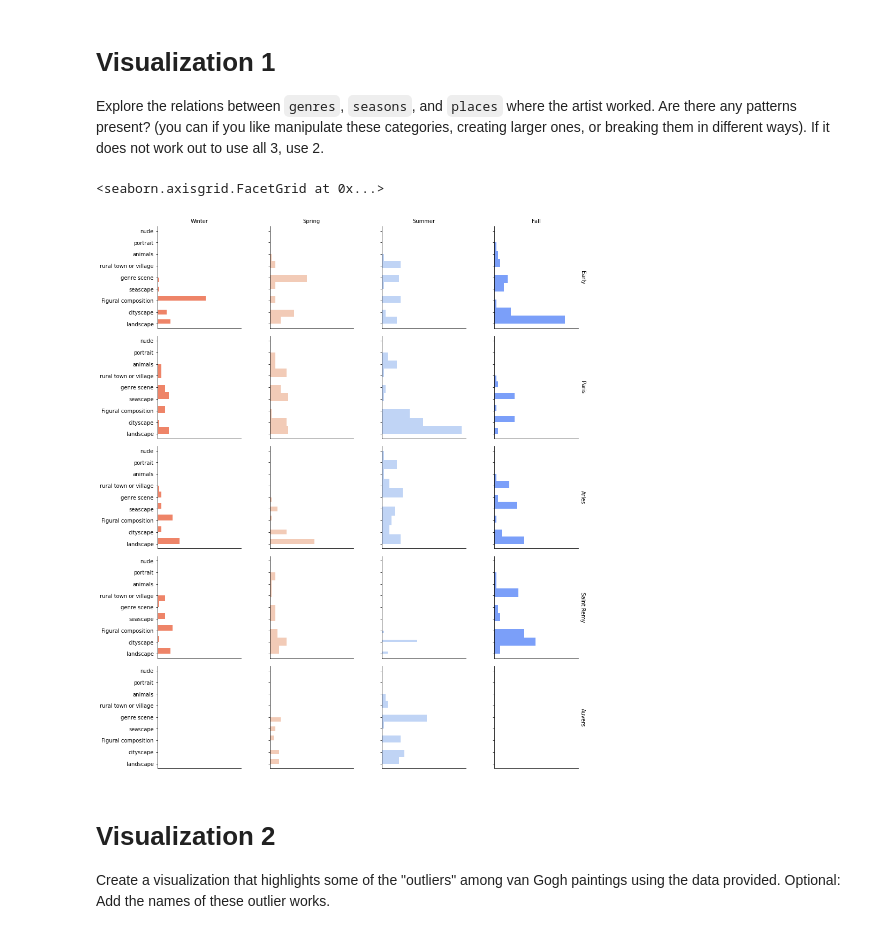
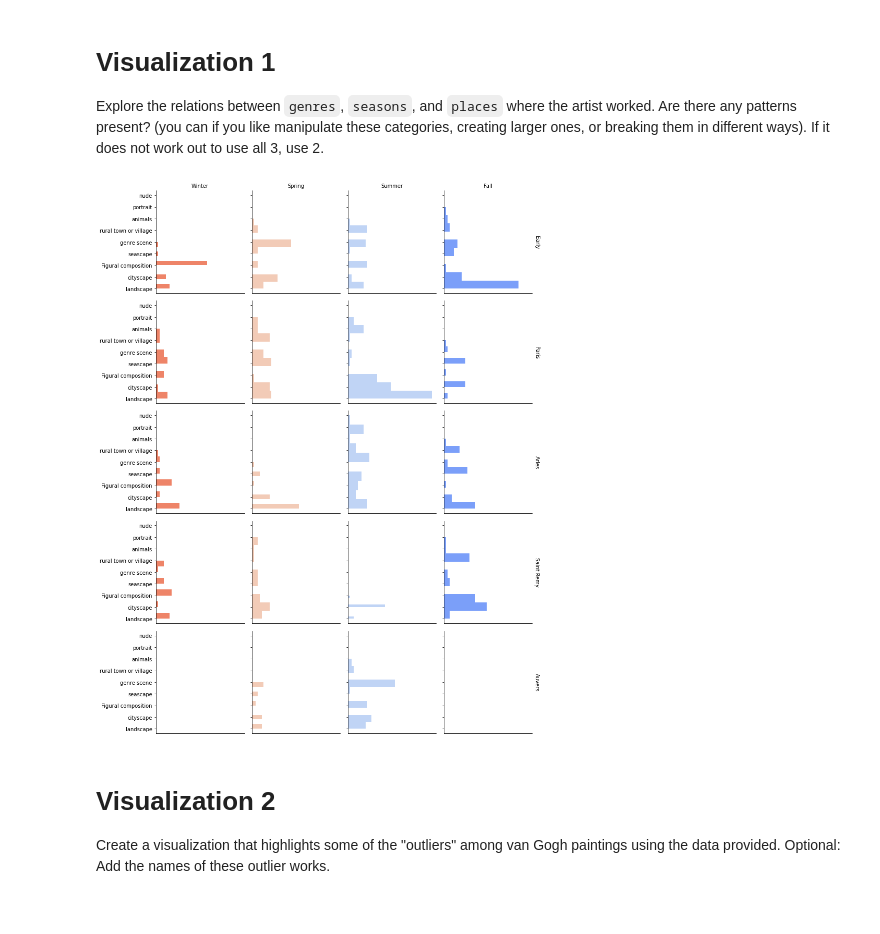
Before and after one commit to vfrantc/data_viz, a Jupyter notebook: assigment_1_Frants_Vladimir.ipynb, the cells around one changed output. Cells and saved outputs as stored; diff of their text form; code cells hidden in the pictures.

```diff
--- a/assigment_1_Frants_Vladimir.ipynb
+++ b/assigment_1_Frants_Vladimir.ipynb
@@ -74,32 +74,34 @@ df = df.replace({'Label_Place': {'1_Early' : 'Early',
 # Visualization 1
 
 Explore the relations between `genres`, `seasons`, and `places` where the artist worked. Are there any patterns present?  (you can if you like manipulate these categories, creating larger ones, or breaking them in different ways). If it does not work out to use all 3, use 2.
+# %%
+def hist_plot(x, **kwargs):
+  plt.hist(x, orientation='horizontal', **kwargs)
 # %%
 # Initialize a grid of plots with an Axes for each walk
 grid = sns.FacetGrid(df,
                      col='Season',
                      col_order=['Winter', 'Spring', 'Summer', 'Fall'],
                      row='Label_Place',
                      row_order=['Early', 'Paris', 'Arles', 'Saint Remy', 'Auvers'],
                      hue='Season',
                      palette="coolwarm",
                      margin_titles=True)
 
 # Draw a line plot to show the trajectory of each random walk
-grid.map(plt.hist, "Genre", orientation='horizontal')
+grid.map(hist_plot, "Genre")
 [plt.setp(ax.texts, text="") for ax in grid.axes.flat] # remove the original texts
                                                     # important to add this before setting titles
 grid.set_titles(row_template = '{row_name}', col_template = '{col_name}')
-grid.fig.tight_layout(w_pad=1)
 
 for ax in grid.axes.flat:
   ax.set_xticks([])
   ax.set_yticklabels(df.Genre.unique())
 
 grid.set_xlabels('')
+grid.fig.tight_layout()
 # %% [output]
-<seaborn.axisgrid.FacetGrid at 0x...>
-[figure, old version]
+[figure, new version]
 # %% [markdown]
 # Visualization 2
 
```
Also changed, not shown: parts of 6 cells of this notebook.
